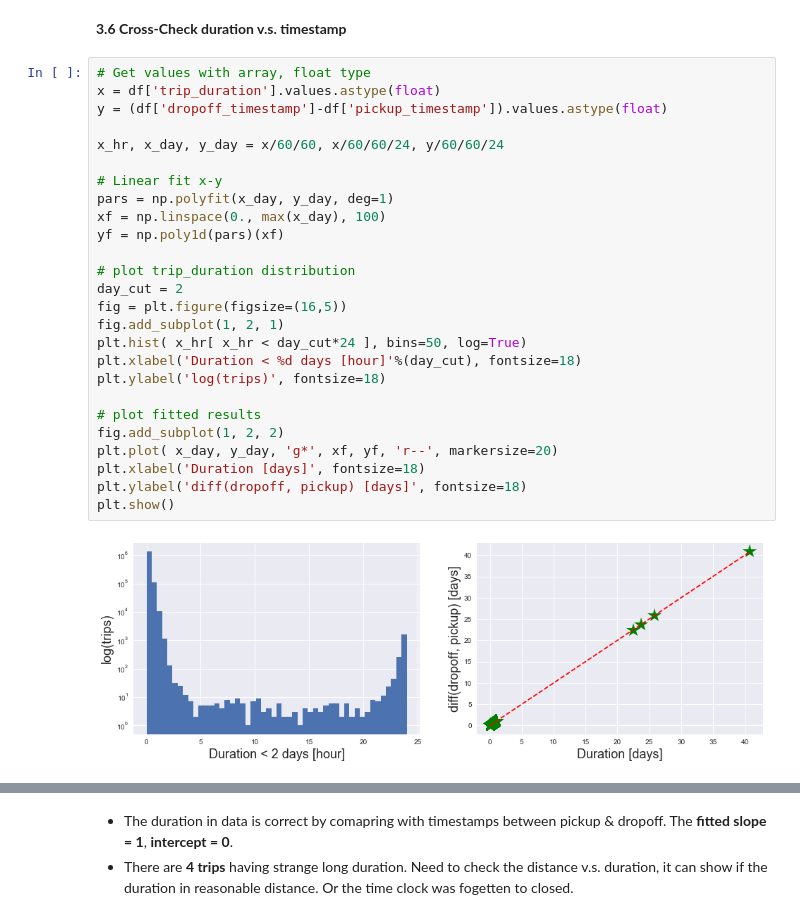
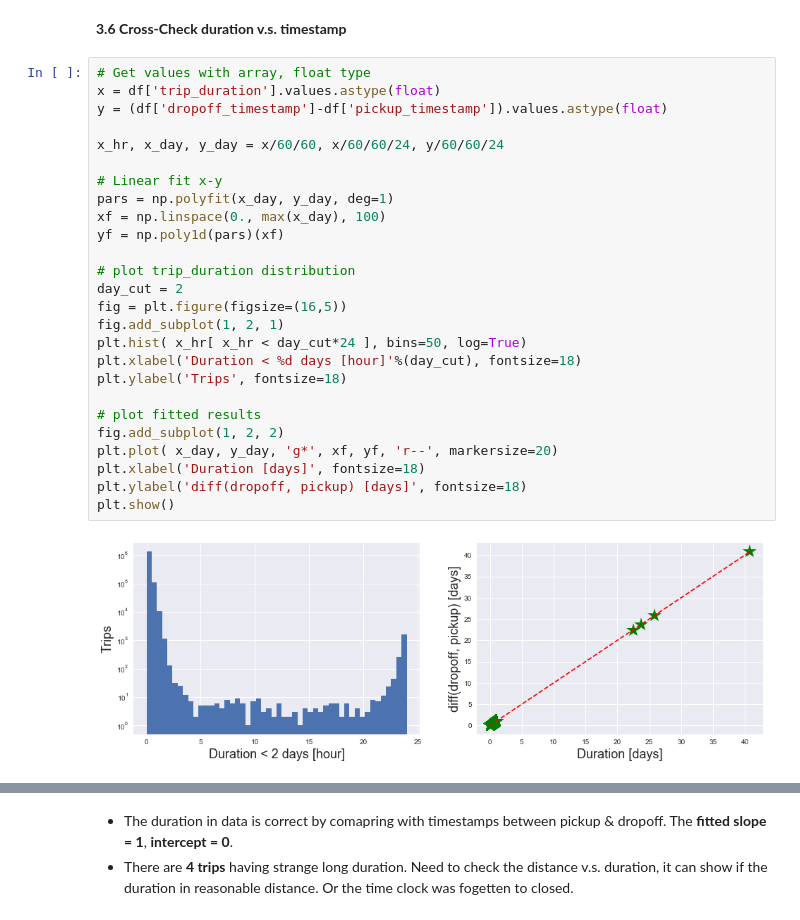
Before and after one commit to yennanliu/NYC_Taxi_Trip_Duration, a Jupyter notebook: notebook/EDA_jtsai_overview.ipynb, the cells around one changed output, grey strips where cells are left out. Saved outputs shown, nothing was run; the diff lists cells and outputs as text.

```diff
--- a/notebook/EDA_jtsai_overview.ipynb
+++ b/notebook/EDA_jtsai_overview.ipynb
@@ -293,31 +306,31 @@ plt.show()
 # %%
 # Get values with array, float type
 x = df['trip_duration'].values.astype(float)
 y = (df['dropoff_timestamp']-df['pickup_timestamp']).values.astype(float)
 
 x_hr, x_day, y_day = x/60/60, x/60/60/24, y/60/60/24
 
 # Linear fit x-y
 pars = np.polyfit(x_day, y_day, deg=1)
 xf = np.linspace(0., max(x_day), 100)
 yf = np.poly1d(pars)(xf)
 
 # plot trip_duration distribution
 day_cut = 2
 fig = plt.figure(figsize=(16,5))
 fig.add_subplot(1, 2, 1)
 plt.hist( x_hr[ x_hr < day_cut*24 ], bins=50, log=True)
 plt.xlabel('Duration < %d days [hour]'%(day_cut), fontsize=18)
-plt.ylabel('log(trips)', fontsize=18)
+plt.ylabel('Trips', fontsize=18)
 
 # plot fitted results
 fig.add_subplot(1, 2, 2)
 plt.plot( x_day, y_day, 'g*', xf, yf, 'r--', markersize=20)
 plt.xlabel('Duration [days]', fontsize=18)
 plt.ylabel('diff(dropoff, pickup) [days]', fontsize=18)
 plt.show()
 # %% [output]
-[figure, old version]
+[figure, new version]
 # %%
 print 'Linear fit y = x*%.2f + %.2f '%( pars[0], pars[1])
 print '[NOTE] %d trips are out of %d days'%( len(x[ x > day_cut*24*60*60 ]), day_cut )
```
Also changed, not shown: parts of 12 cells of this notebook.
